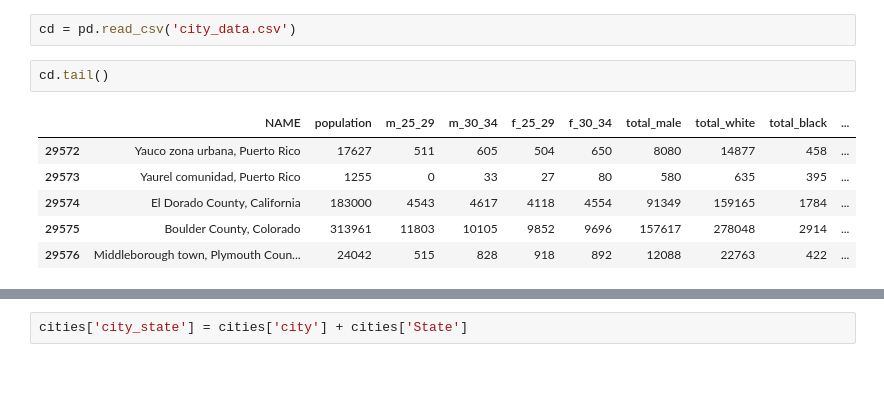
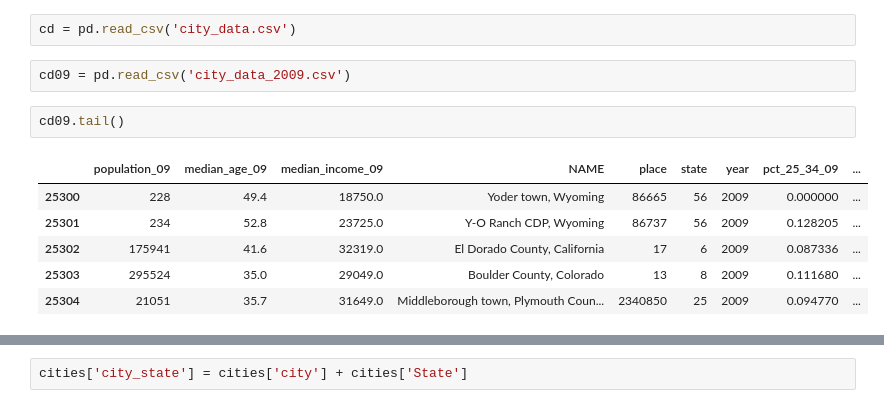
Before and after one commit to alenastern/Sunlight_FOIA, a Jupyter notebook: src/data/Data_Cleaning.ipynb, the cells around one changed output, grey strips where cells are left out. Drawn from its saved outputs; the diff is of its cells as text; blank space fills up the shorter version.

Commit message:
incorporate 09 data

```diff
--- a/src/data/Data_Cleaning.ipynb
+++ b/src/data/Data_Cleaning.ipynb
@@ -308,14 +310,16 @@ len(data.city.unique())
 # %%
 cd = pd.read_csv('city_data.csv')
+# %%
+cd09 = pd.read_csv('city_data_2009.csv')
 # %%
-cd.tail()
+cd09.tail()
 # %% [output]
-|  | NAME | population | m_25_29 | m_30_34 | f_25_29 | f_30_34 | total_male | total_white | total_black | ... |
-| 29572 | Yauco zona urbana, Puerto Rico | 17627 | 511 | 605 | 504 | 650 | 8080 | 14877 | 458 | ... |
-| 29573 | Yaurel comunidad, Puerto Rico | 1255 | 0 | 33 | 27 | 80 | 580 | 635 | 395 | ... |
-| 29574 | El Dorado County, California | 183000 | 4543 | 4617 | 4118 | 4554 | 91349 | 159165 | 1784 | ... |
-| 29575 | Boulder County, Colorado | 313961 | 11803 | 10105 | 9852 | 9696 | 157617 | 278048 | 2914 | ... |
-| 29576 | Middleborough town, Plymouth Coun... | 24042 | 515 | 828 | 918 | 892 | 12088 | 22763 | 422 | ... |
+|  | population_09 | median_age_09 | median_income_09 | NAME | place | state | year | pct_25_34_09 | ... |
+| 25300 | 228 | 49.4 | 18750.0 | Yoder town, Wyoming | 86665 | 56 | 2009 | 0.000000 | ... |
+| 25301 | 234 | 52.8 | 23725.0 | Y-O Ranch CDP, Wyoming | 86737 | 56 | 2009 | 0.128205 | ... |
+| 25302 | 175941 | 41.6 | 32319.0 | El Dorado County, California | 17 | 6 | 2009 | 0.087336 | ... |
+| 25303 | 295524 | 35.0 | 29049.0 | Boulder County, Colorado | 13 | 8 | 2009 | 0.111680 | ... |
+| 25304 | 21051 | 35.7 | 31649.0 | Middleborough town, Plymouth Coun... | 2340850 | 25 | 2009 | 0.094770 | ... |
 # %%
  data.groupby('city').count()
 # %% [output]
```
Also changed, not shown: parts of 23 cells of this notebook, 1 other file.
